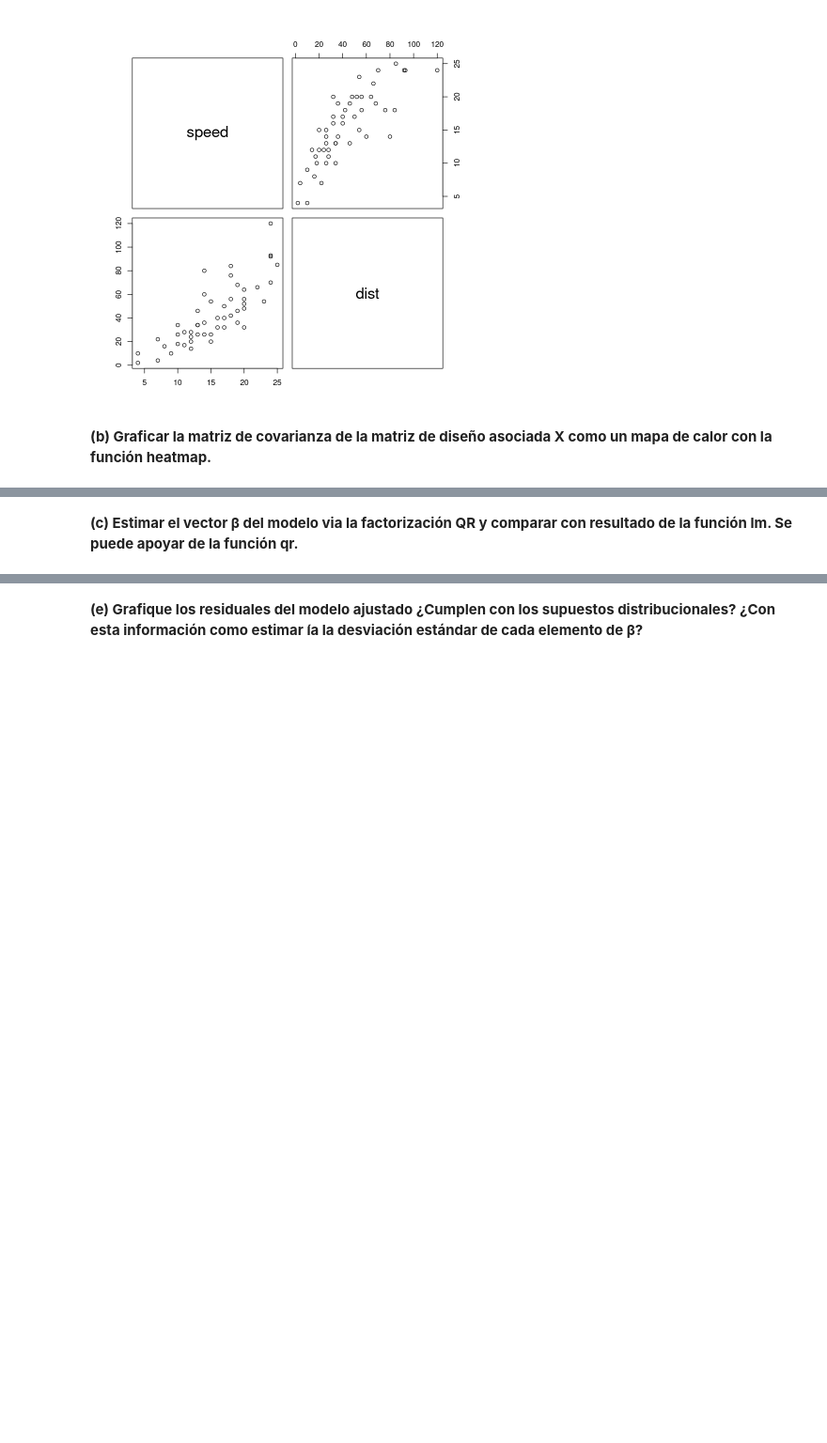
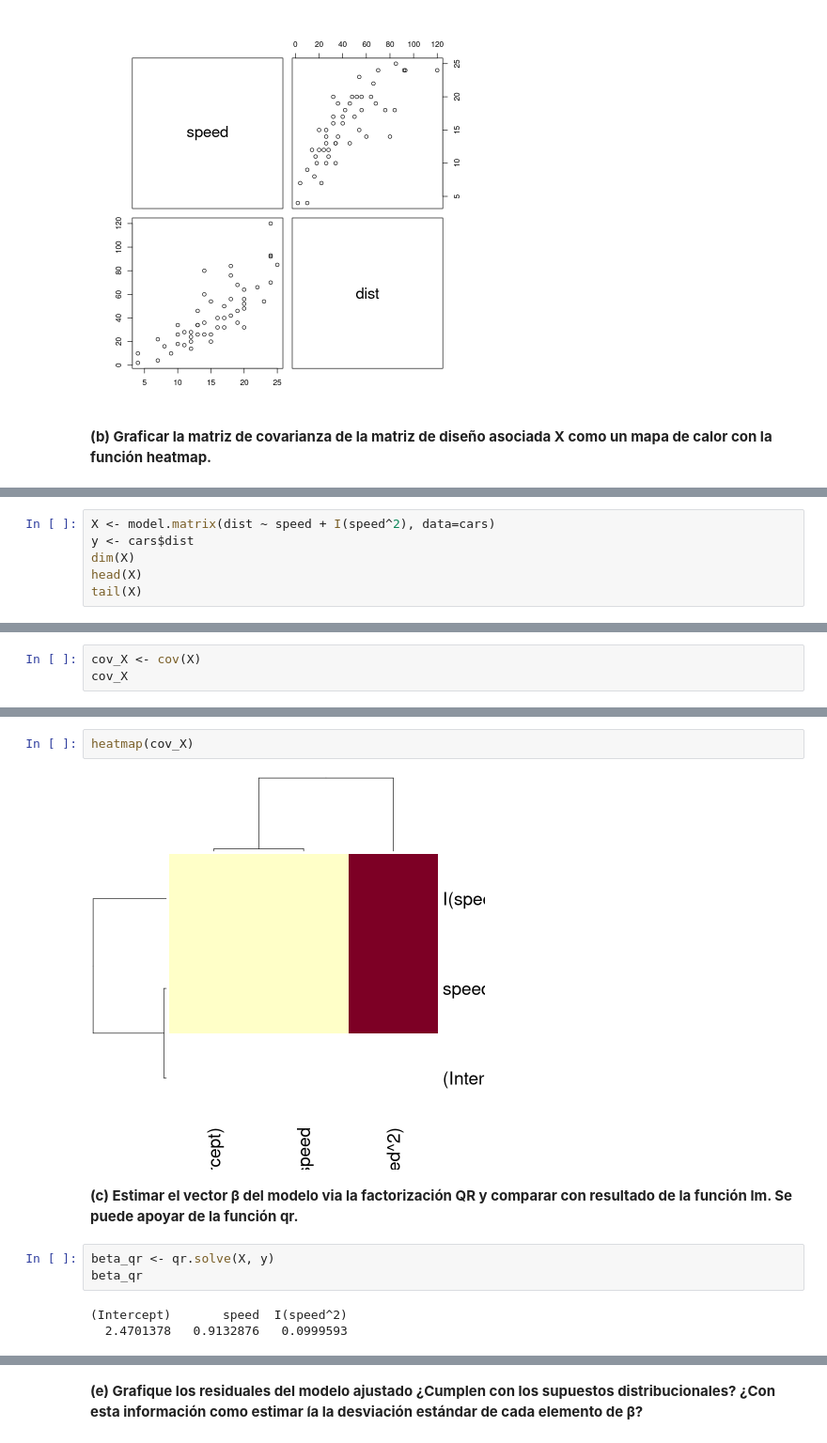
Before and after one commit to MaximilianoVM/MODELOS-LINEALES-CON-R-2024-1, a Jupyter notebook: 5_PRACTICA_2_E1.ipynb, the cells around one changed output, grey strips where cells are left out. Shown at 94% size. Drawn from its saved outputs; the diff is of its cells as text; blank space fills up the shorter version.

```diff
--- a/5_PRACTICA_2_E1.ipynb
+++ b/5_PRACTICA_2_E1.ipynb
@@ -45,0 +43,6 @@ A matrix: 2 × 2 of type dbl
+# %%
+X <- model.matrix(dist ~ speed + I(speed^2), data=cars)
+y <- cars$dist
+dim(X)
+head(X)
+tail(X)
@@ -45,0 +67,3 @@ A matrix: 2 × 2 of type dbl
+# %%
+cov_X <- cov(X)
+cov_X
@@ -46,2 +76,12 @@ A matrix: 2 × 2 of type dbl
+# %%
+heatmap(cov_X)
+# %% [output]
+[figure, added]
 # %% [markdown]
 <b>(c) Estimar el vector β del modelo via la factorización QR y comparar con resultado de la función lm. Se puede apoyar de la función qr.
+# %%
+beta_qr <- qr.solve(X, y)
+beta_qr
+# %% [output]
+(Intercept)       speed  I(speed^2)
+  2.4701378   0.9132876   0.0999593
```
Also changed, not shown: parts of 8 cells of this notebook, 1 other file.
